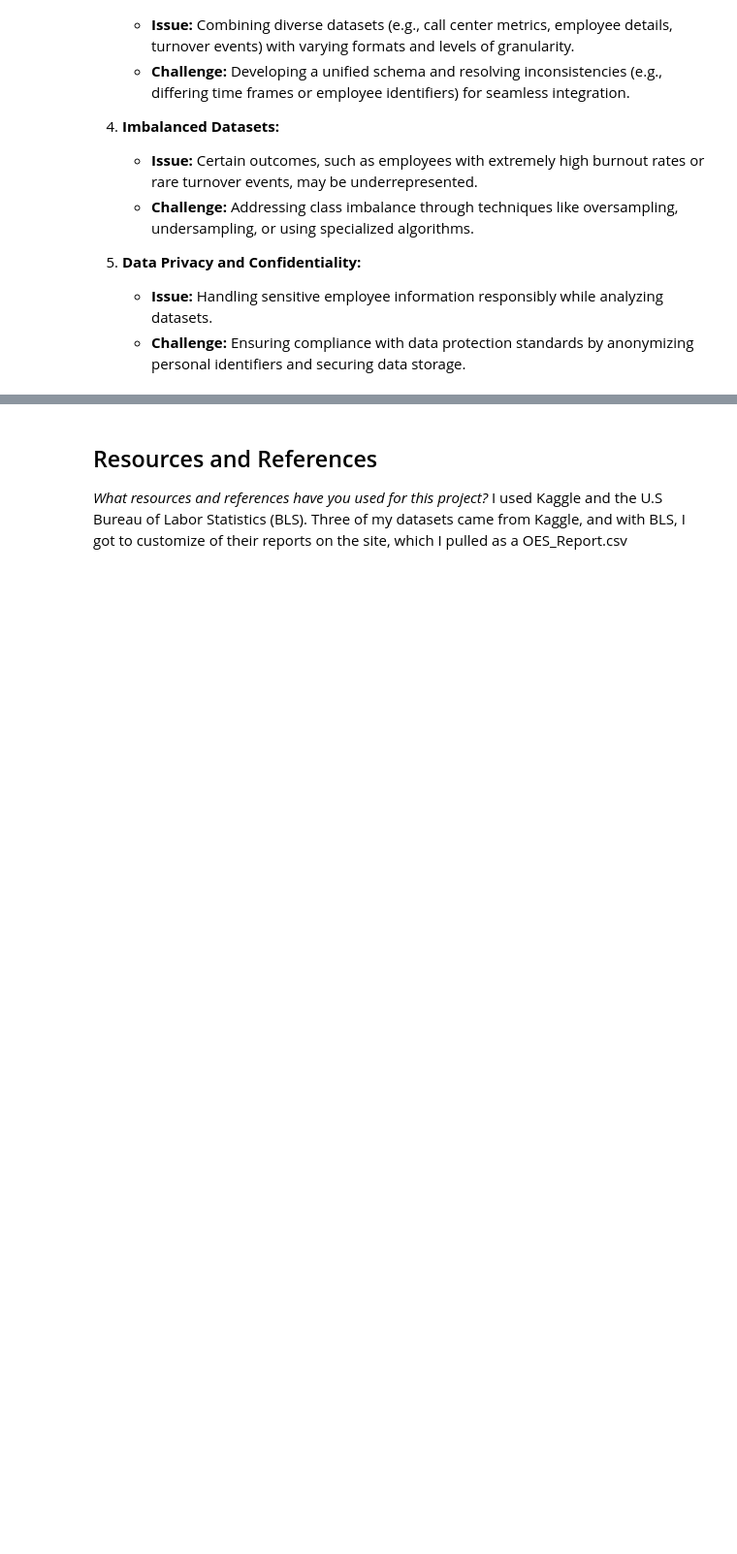
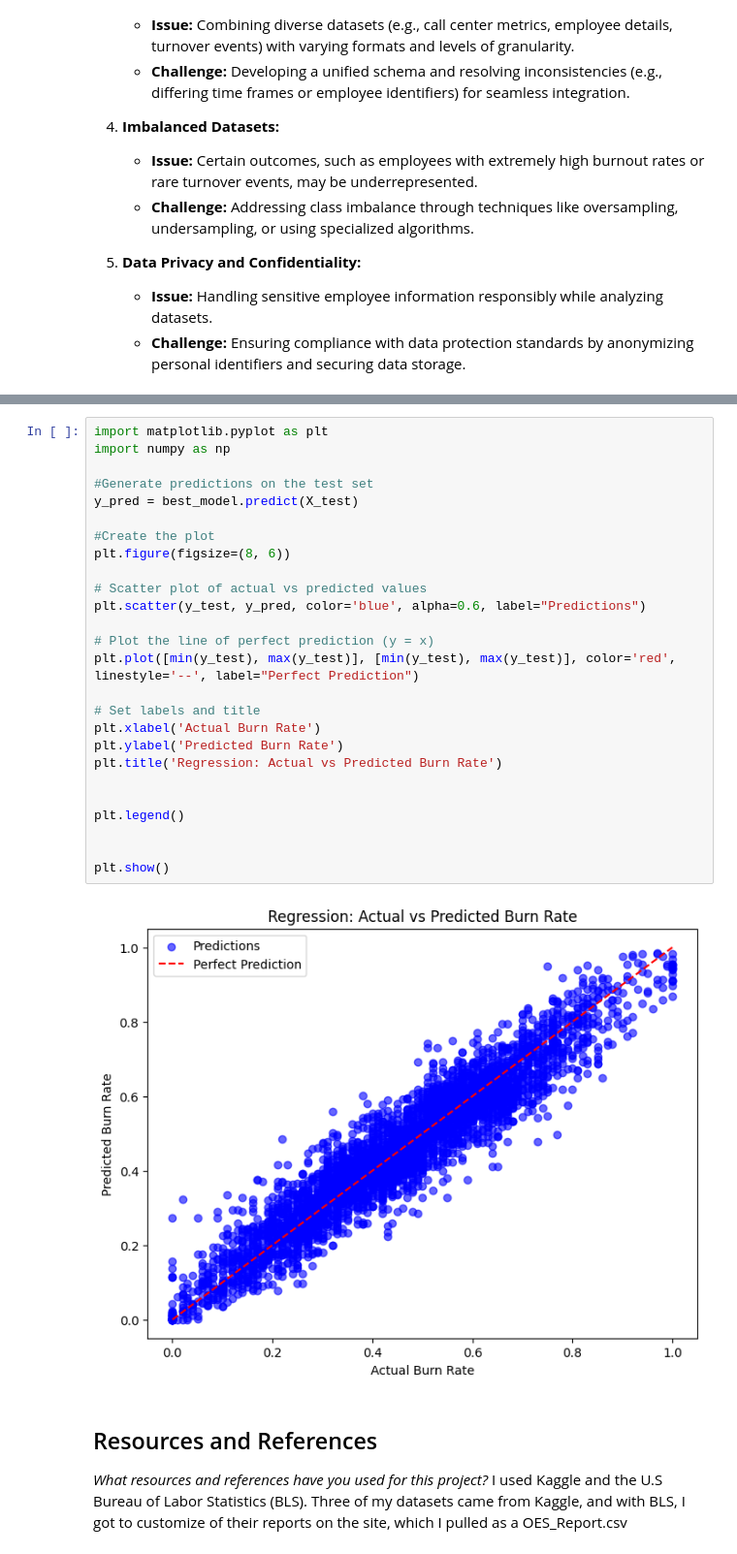
Before and after one commit to IT4063C-Fall24/final-project-cortesne, a Jupyter notebook: source.ipynb, the cells around one changed output, grey strips where cells are left out. Shown at 97% size. Drawn from its saved outputs; the diff is of its cells as text; blank space fills up the shorter version.

Commit message:
I did the actual vs prediction with the burn out rate, and the prediction were within range of the perfect prediction

```diff
--- a/source.ipynb
+++ b/source.ipynb
@@ -474,3 +591,31 @@ Below are some considerations I will be making when developing my machine learni
+# %%
+import matplotlib.pyplot as plt
+import numpy as np
+
+#Generate predictions on the test set
+y_pred = best_model.predict(X_test)
+
+#Create the plot
+plt.figure(figsize=(8, 6))
+
+# Scatter plot of actual vs predicted values
+plt.scatter(y_test, y_pred, color='blue', alpha=0.6, label="Predictions")
+
+# Plot the line of perfect prediction (y = x)
+plt.plot([min(y_test), max(y_test)], [min(y_test), max(y_test)], color='red', linestyle='--', label="Perfect Prediction")
+
+# Set labels and title
+plt.xlabel('Actual Burn Rate')
+plt.ylabel('Predicted Burn Rate')
+plt.title('Regression: Actual vs Predicted Burn Rate')
+
+
+plt.legend()
+
+
+plt.show()
+# %% [output]
+[figure, added]
 # %% [markdown]
 ## Resources and References
 *What resources and references have you used for this project?*
```
Also changed, not shown: parts of 1 cell of this notebook, 1 other file.
